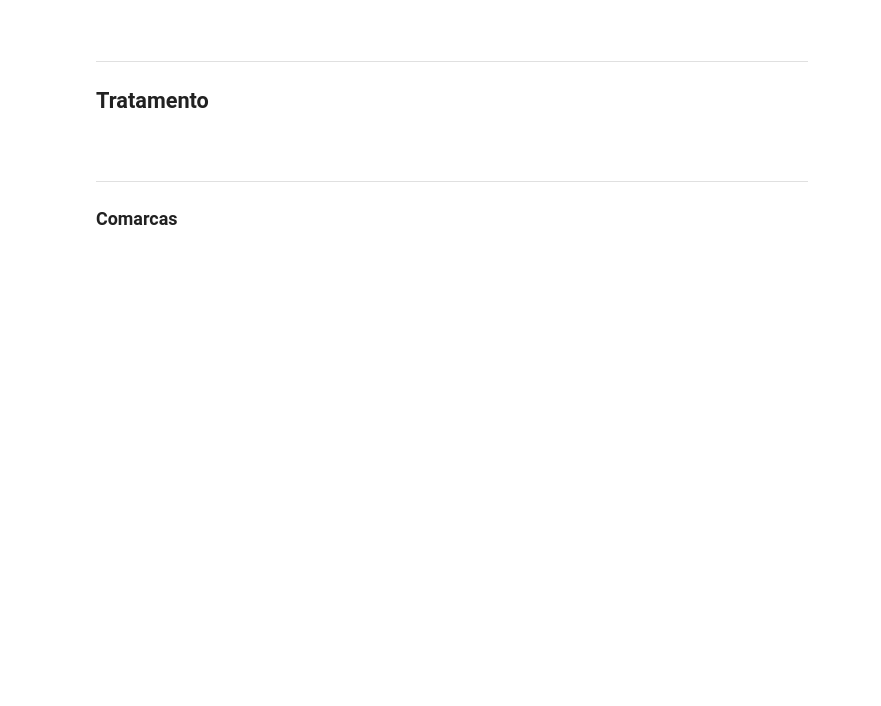
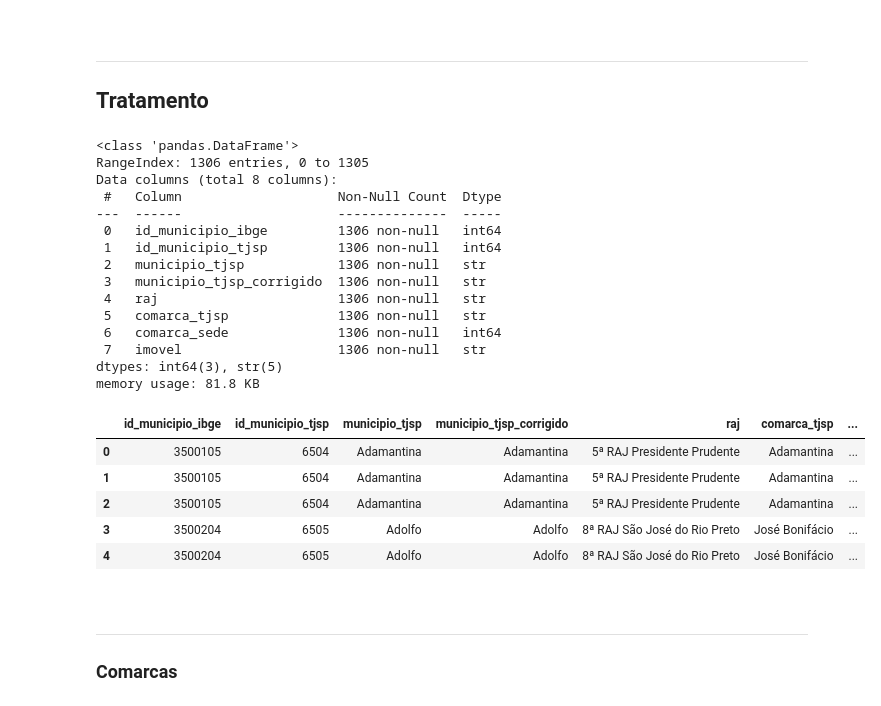
Before and after one commit to michelmetran/tjsp_unidades, a Jupyter notebook: docs/scripts/20_transform.ipynb, the cells around one changed output. Drawn from its saved outputs; the diff is of its cells as text; code cells hidden in the pictures; blank space fills up the shorter version.

```diff
--- a/docs/scripts/20_transform.ipynb
+++ b/docs/scripts/20_transform.ipynb
@@ -65,23 +159,45 @@ df_unidades.head()
 # %%
 # Merge
 df_unidades_merge = pd.merge(
-    left=df_municipios,
-    right=df_unidades,
+    left=municipio.df_search,
+    right=municipio.df_detalhes,
     left_on="id_municipio_tjsp",
     right_on="id_municipio_tjsp",
     how="inner",
     suffixes=["", "_copy"],
 )
 
 df_unidades_merge = df_unidades_merge.drop(
     labels=["municipio_tjsp_copy"],
     axis="columns",
     errors="ignore",
 )
 
 # Unidades
 df_unidades_merge.info()
 df_unidades_merge.head()
+# %% [output]
+<class 'pandas.DataFrame'>
+RangeIndex: 1306 entries, 0 to 1305
+Data columns (total 8 columns):
+ #   Column                    Non-Null Count  Dtype
+---  ------                    --------------  -----
+ 0   id_municipio_ibge         1306 non-null   int64
+ 1   id_municipio_tjsp         1306 non-null   int64
+ 2   municipio_tjsp            1306 non-null   str
+ 3   municipio_tjsp_corrigido  1306 non-null   str
+ 4   raj                       1306 non-null   str
+ 5   comarca_tjsp              1306 non-null   str
+ 6   comarca_sede              1306 non-null   int64
+ 7   imovel                    1306 non-null   str
+dtypes: int64(3), str(5)
+memory usage: 81.8 KB
+|  | id_municipio_ibge | id_municipio_tjsp | municipio_tjsp | municipio_tjsp_corrigido | raj | comarca_tjsp | ... |
+| 0 | 3500105 | 6504 | Adamantina | Adamantina | 5ª RAJ Presidente Prudente | Adamantina | ... |
+| 1 | 3500105 | 6504 | Adamantina | Adamantina | 5ª RAJ Presidente Prudente | Adamantina | ... |
+| 2 | 3500105 | 6504 | Adamantina | Adamantina | 5ª RAJ Presidente Prudente | Adamantina | ... |
+| 3 | 3500204 | 6505 | Adolfo | Adolfo | 8ª RAJ São José do Rio Preto | José Bonifácio | ... |
+| 4 | 3500204 | 6505 | Adolfo | Adolfo | 8ª RAJ São José do Rio Preto | José Bonifácio | ... |
 # %% [markdown]
 <br>
 
```
Also changed, not shown: parts of 12 cells of this notebook, 3 other files.
